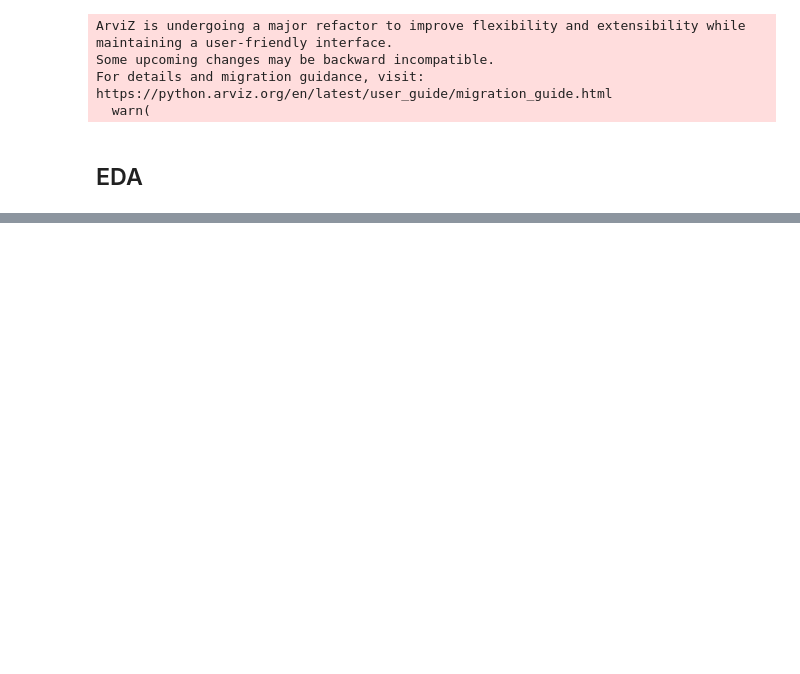
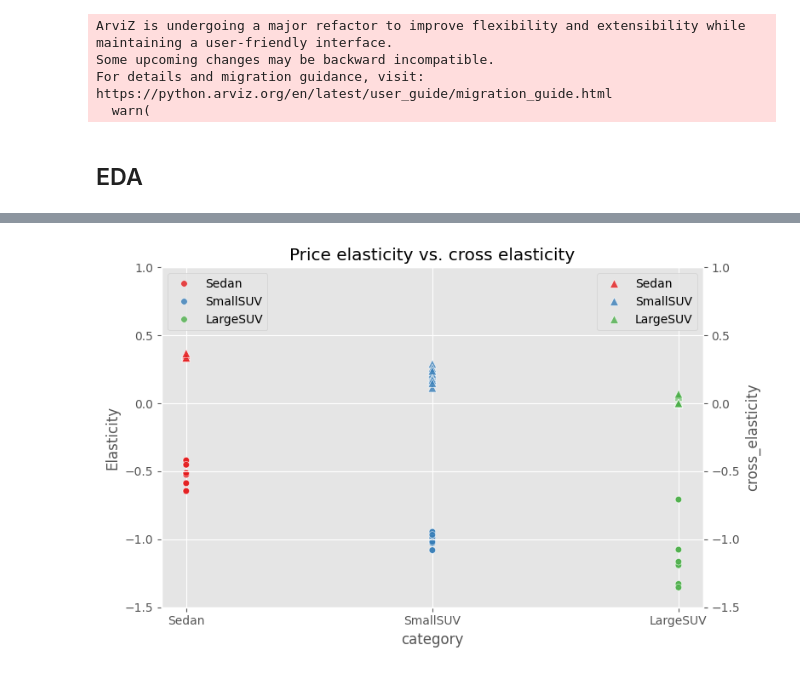
Before and after one commit to kirawei2025/price-elasticity-pymc, a Jupyter notebook: code.ipynb, the cells around one changed output, grey strips where cells are left out. Drawn from its saved outputs; the diff is of its cells as text; code cells hidden in the pictures; blank space fills up the shorter version.

```diff
--- a/code.ipynb
+++ b/code.ipynb
@@ -38,0 +56,53 @@ state_choice = product_list['state'].unique()
+# %%
+# transform product elasticities dataframe to long format for plotting
+product_elasticities_long_df = product_elasticities_df.melt(
+  id_vars = ['category','state','product','elasticity','intercept'],
+  var_name = 'paired_product',
+  value_name = 'cross_elasticity'
+)
+# remove na
+product_elasticities_long_df.dropna(axis=0, how='any', inplace=True)
+
+# remove state from the paired product names
+words_to_remove = [' (Florida)', ' (NewYork)']
+for word in words_to_remove:
+    product_elasticities_long_df['paired_product'] = product_elasticities_long_df['paired_product'].str.replace(word, '')
+# save dataframe
+product_elasticities_long_df.to_csv('data/product_elasticities_long_df.csv')
+# %%
+plt.style.use('ggplot')
+
+fig, ax = plt.subplots(figsize=(8, 5))
+sns.scatterplot(
+    data=product_elasticities_long_df,
+    x='category',
+    y='elasticity',
+    hue='category',
+    marker='o',
+    palette='Set1',
+    s=30,
+    alpha=0.8,
+    ax = ax
+)
+ax.set_ylim(-1.5, 1)
+ax.set_ylabel('Elasticity')
+ax.legend(loc='upper left')
+ax2 = ax.twinx()
+sns.scatterplot(
+    data=product_elasticities_long_df,
+    x='category',
+    y='cross_elasticity',
+    hue='category',
+    marker='^',
+    palette='Set1',
+    s=50,
+    alpha=0.8,
+    ax = ax2
+)
+ax2.set_ylim(-1.5, 1)
+ax2.legend(loc='upper right')
+plt.title('Price elasticity vs. cross elasticity')
+plt.tight_layout()
+#plt.savefig('images/EDA/elasticity_crosselasticity.png')
+# %% [output]
+[figure, added]
```
Also changed, not shown: parts of 6 cells of this notebook, 10 other files.
